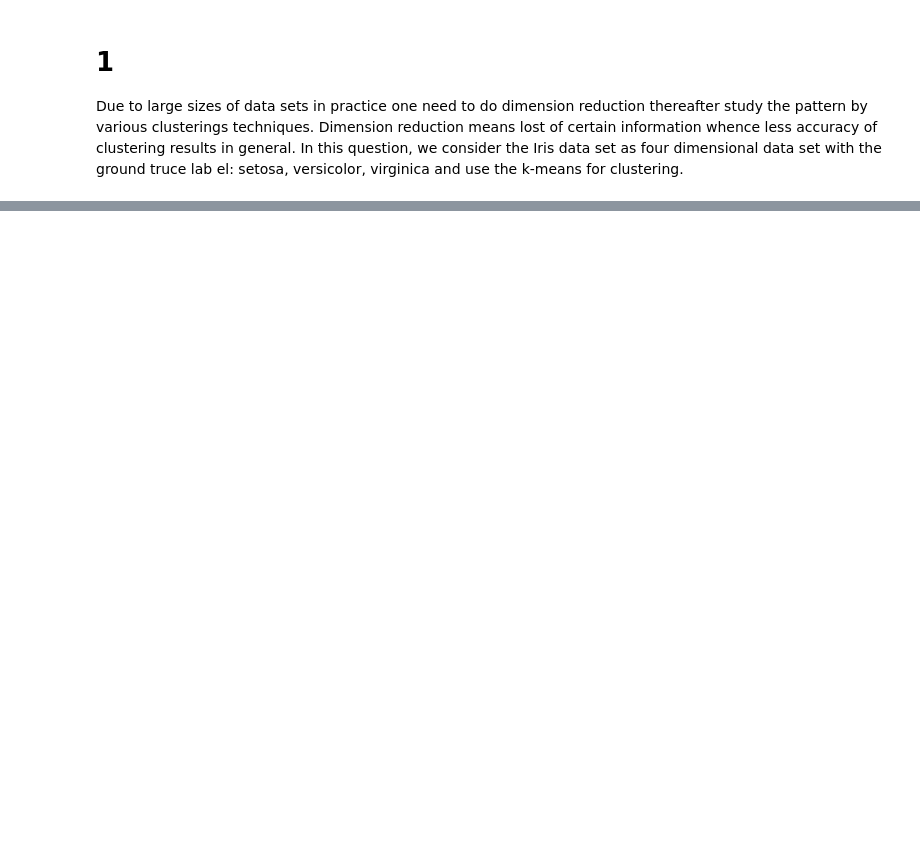
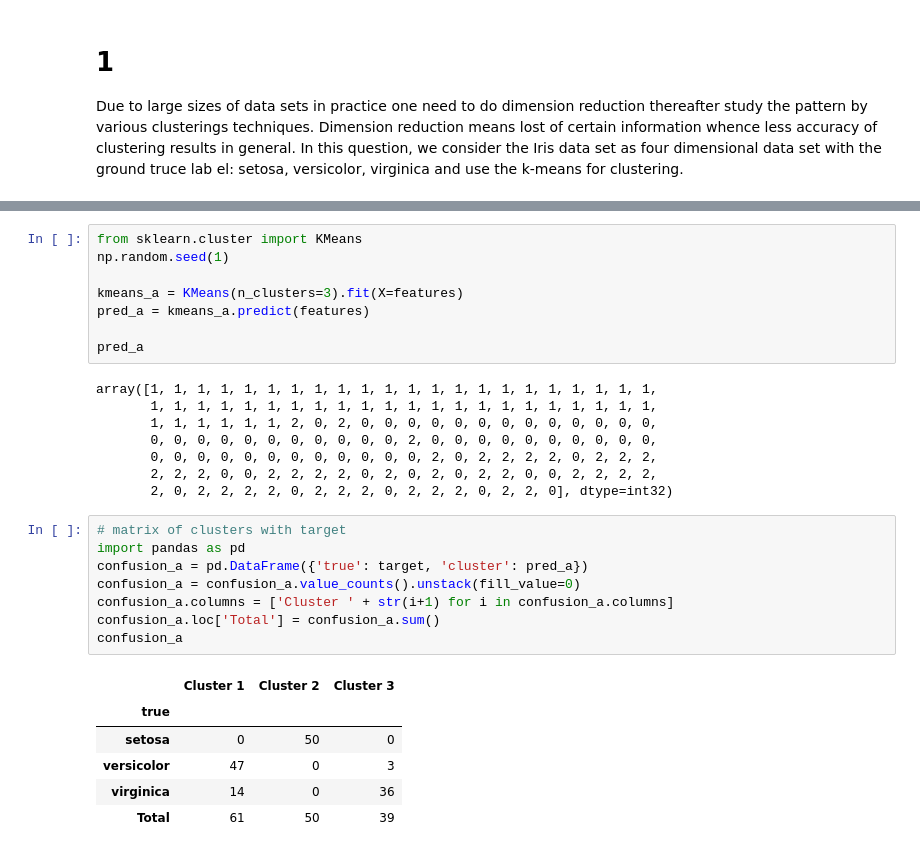
Before and after one commit to notPlancha/eda-exam, a Jupyter notebook: src/main.ipynb, the cells around one changed output, grey strips where cells are left out. Saved outputs shown, nothing was run; the diff lists cells and outputs as text; blank space fills up the shorter version.

```diff
--- a/src/main.ipynb
+++ b/src/main.ipynb
@@ -27,0 +37,31 @@ df
+# %%
+from sklearn.cluster import KMeans
+np.random.seed(1)
+
+kmeans_a = KMeans(n_clusters=3).fit(X=features)
+pred_a = kmeans_a.predict(features)
+
+pred_a
+# %% [output]
+array([1, 1, 1, 1, 1, 1, 1, 1, 1, 1, 1, 1, 1, 1, 1, 1, 1, 1, 1, 1, 1, 1,
+       1, 1, 1, 1, 1, 1, 1, 1, 1, 1, 1, 1, 1, 1, 1, 1, 1, 1, 1, 1, 1, 1,
+       1, 1, 1, 1, 1, 1, 2, 0, 2, 0, 0, 0, 0, 0, 0, 0, 0, 0, 0, 0, 0, 0,
+       0, 0, 0, 0, 0, 0, 0, 0, 0, 0, 0, 2, 0, 0, 0, 0, 0, 0, 0, 0, 0, 0,
+       0, 0, 0, 0, 0, 0, 0, 0, 0, 0, 0, 0, 2, 0, 2, 2, 2, 2, 0, 2, 2, 2,
+       2, 2, 2, 0, 0, 2, 2, 2, 2, 0, 2, 0, 2, 0, 2, 2, 0, 0, 2, 2, 2, 2,
+       2, 0, 2, 2, 2, 2, 0, 2, 2, 2, 0, 2, 2, 2, 0, 2, 2, 0], dtype=int32)
+# %%
+# matrix of clusters with target
+import pandas as pd
+confusion_a = pd.DataFrame({'true': target, 'cluster': pred_a})
+confusion_a = confusion_a.value_counts().unstack(fill_value=0)
+confusion_a.columns = ['Cluster ' + str(i+1) for i in confusion_a.columns]
+confusion_a.loc['Total'] = confusion_a.sum()
+confusion_a
+# %% [output]
+|  | Cluster 1 | Cluster 2 | Cluster 3 |
+| true |  |  |  |
+| setosa | 0 | 50 | 0 |
+| versicolor | 47 | 0 | 3 |
+| virginica | 14 | 0 | 36 |
+| Total | 61 | 50 | 39 |
```
Also changed, not shown: parts of 8 cells of this notebook, 3 other files.
